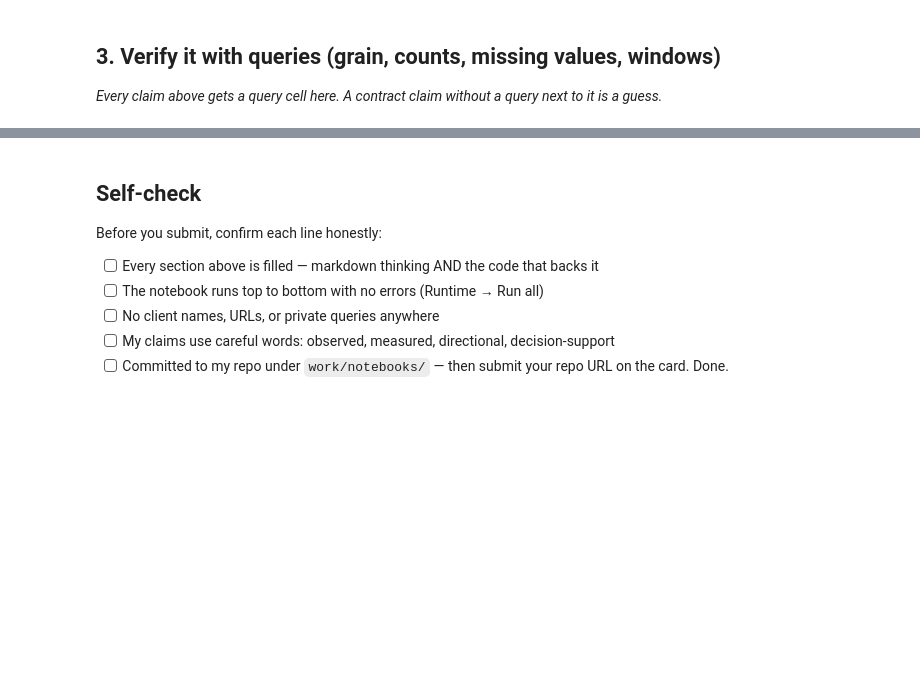
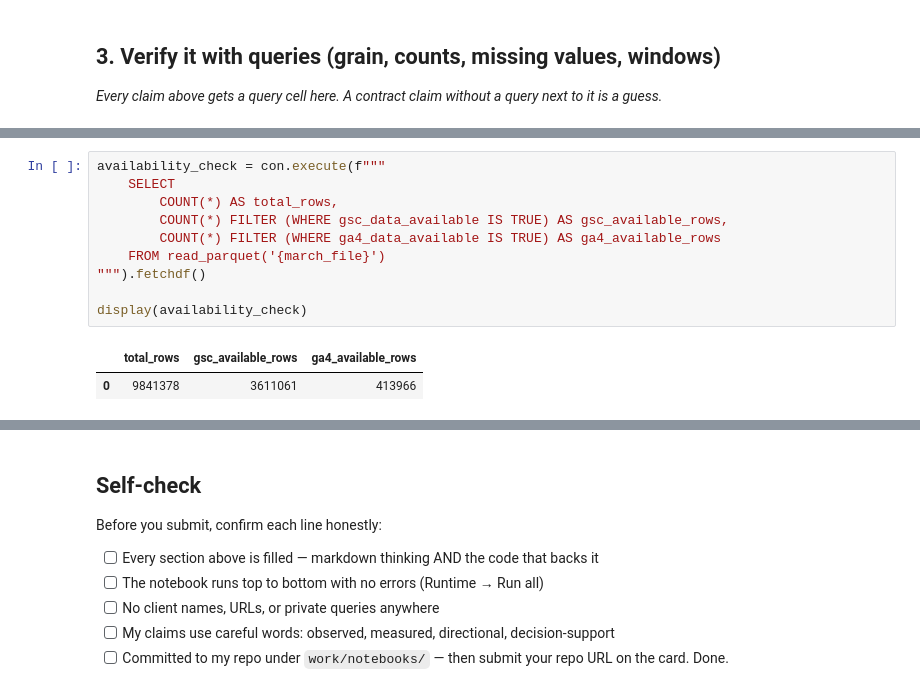
Before and after one commit to FlyRank-Internship/week1-flyrank-ml-internship-starter, a Jupyter notebook: work/notebooks/w03_data_contract.ipynb, the cells around one changed output, grey strips where cells are left out. Saved outputs shown, nothing was run; the diff lists cells and outputs as text; blank space fills up the shorter version.

```diff
--- a/work/notebooks/w03_data_contract.ipynb
+++ b/work/notebooks/w03_data_contract.ipynb
@@ -36,0 +232,13 @@ This skeleton is yours to fill. Work the sections **in order** — each one has
+# %%
+availability_check = con.execute(f"""
+    SELECT
+        COUNT(*) AS total_rows,
+        COUNT(*) FILTER (WHERE gsc_data_available IS TRUE) AS gsc_available_rows,
+        COUNT(*) FILTER (WHERE ga4_data_available IS TRUE) AS ga4_available_rows
+    FROM read_parquet('{march_file}')
+""").fetchdf()
+
+display(availability_check)
+# %% [output]
+|  | total_rows | gsc_available_rows | ga4_available_rows |
+| 0 | 9841378 | 3611061 | 413966 |
```
Also changed, not shown: parts of 24 cells of this notebook.
